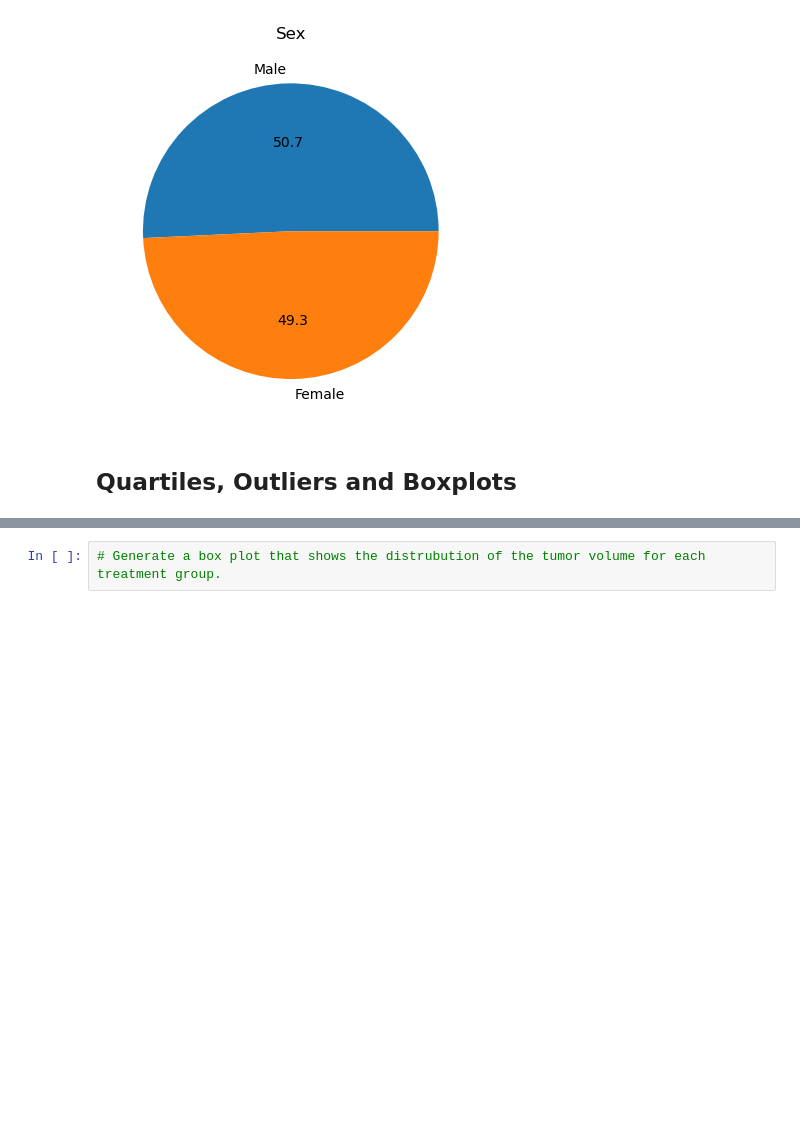
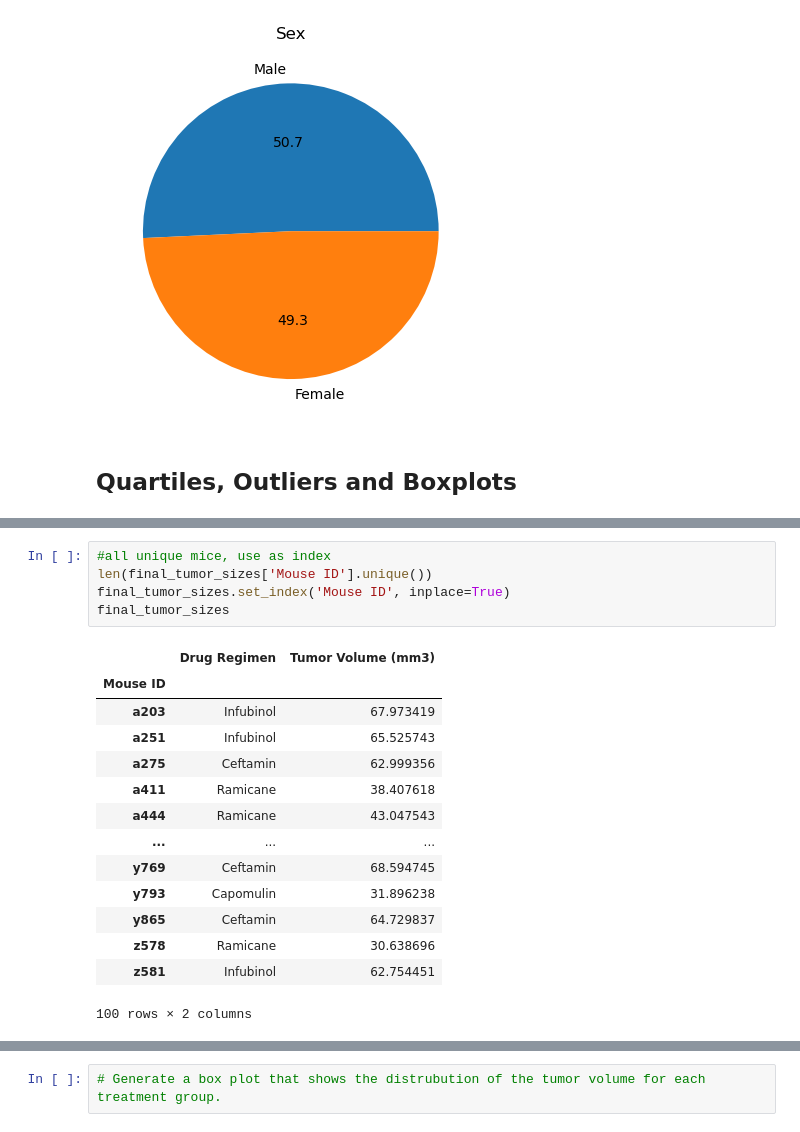
Before and after one commit to Nate-Sheibley/treatment-outcomes, a Jupyter notebook: Pymaceuticals/pymaceuticals_NSS.ipynb, the cells around one changed output, grey strips where cells are left out. Drawn from its saved outputs; the diff is of its cells as text; blank space fills up the shorter version.

```diff
--- a/Pymaceuticals/pymaceuticals_NSS.ipynb
+++ b/Pymaceuticals/pymaceuticals_NSS.ipynb
@@ -225,0 +239,20 @@ Ceftamin's potential outliers: Series([], Name: Tumor Volume (mm3), dtype: float
+# %%
+#all unique mice, use as index
+len(final_tumor_sizes['Mouse ID'].unique())
+final_tumor_sizes.set_index('Mouse ID', inplace=True)
+final_tumor_sizes
+# %% [output]
+|  | Drug Regimen | Tumor Volume (mm3) |
+| Mouse ID |  |  |
+| a203 | Infubinol | 67.973419 |
+| a251 | Infubinol | 65.525743 |
+| a275 | Ceftamin | 62.999356 |
+| a411 | Ramicane | 38.407618 |
+| a444 | Ramicane | 43.047543 |
+| ... | ... | ... |
+| y769 | Ceftamin | 68.594745 |
+| y793 | Capomulin | 31.896238 |
+| y865 | Ceftamin | 64.729837 |
+| z578 | Ramicane | 30.638696 |
+| z581 | Infubinol | 62.754451 |
+100 rows × 2 columns
```
Also changed, not shown: parts of 6 cells of this notebook, 1 other file.
